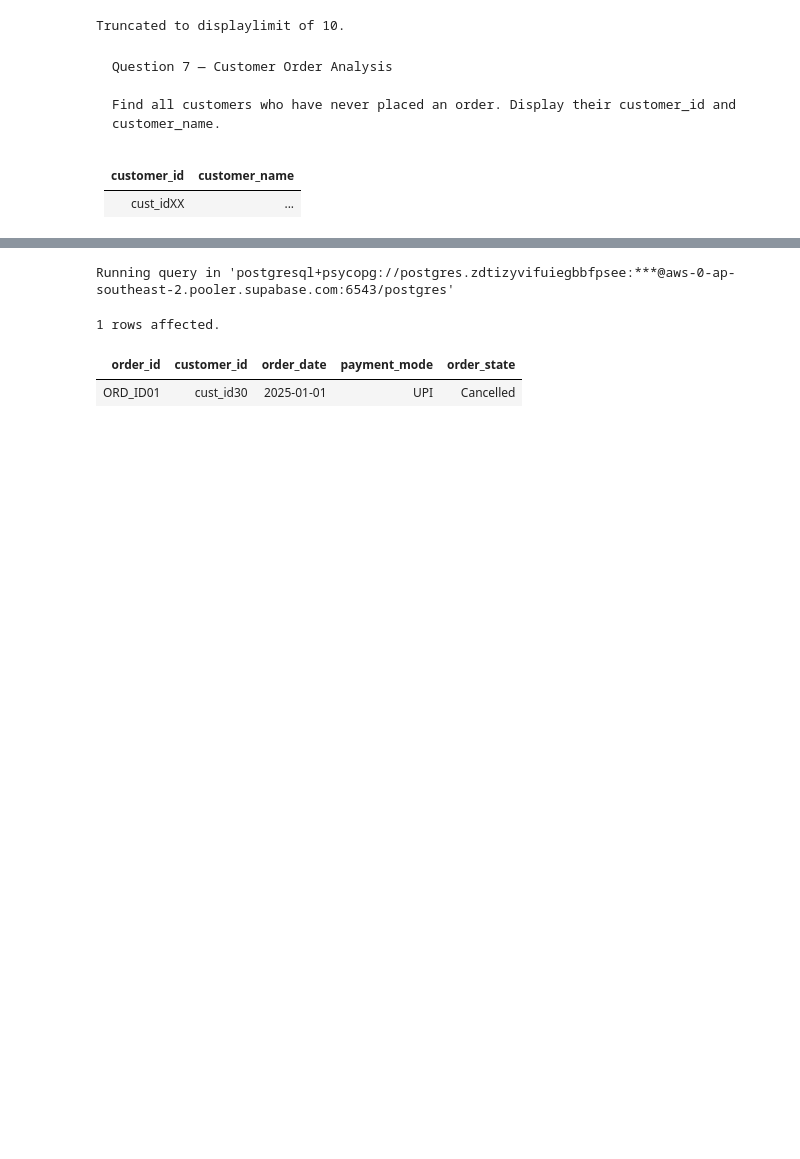
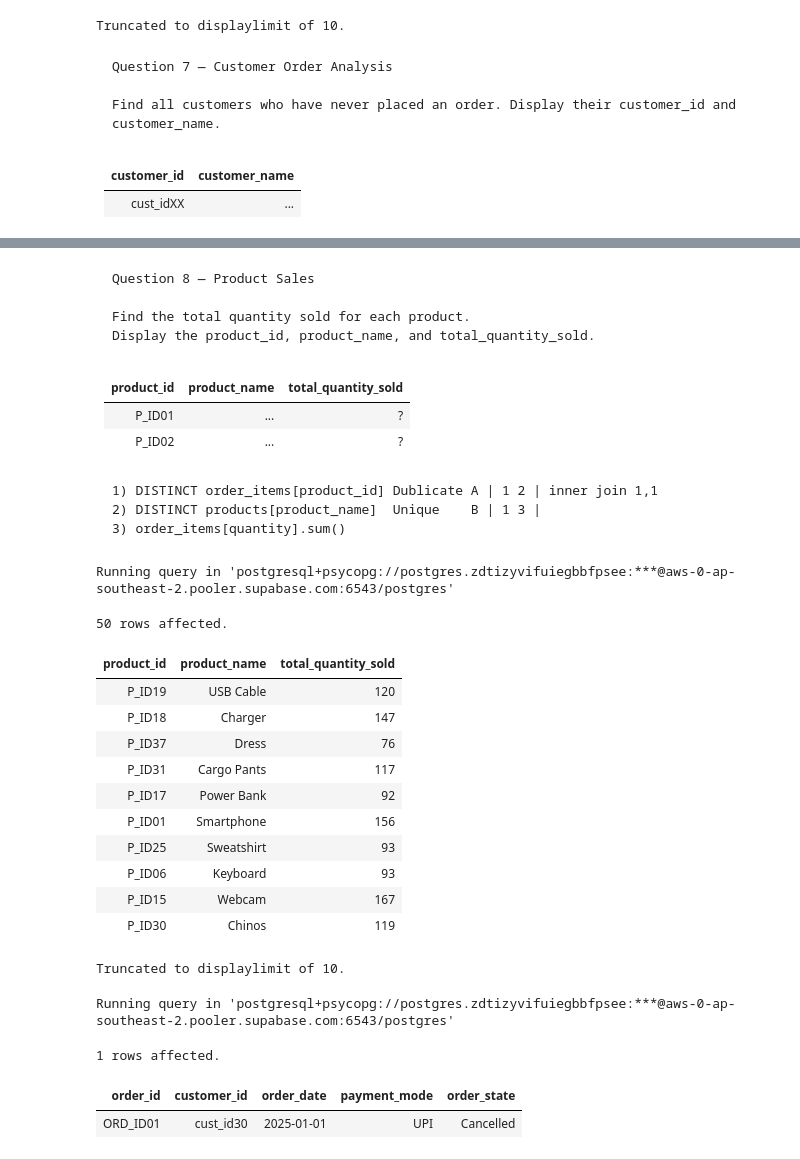
Before and after one commit to umesh-creates/sql_pandas_exercise_and_notes, a Jupyter notebook: retail_analysis exercise/retail_analysis.ipynb, the cells around one changed output, grey strips where cells are left out. Saved outputs shown, nothing was run; the diff lists cells and outputs as text; code cells hidden in the pictures; blank space fills up the shorter version.

```diff
--- a/retail_analysis exercise/retail_analysis.ipynb
+++ b/retail_analysis exercise/retail_analysis.ipynb
@@ -242,3 +255,41 @@ Running query in 'postgresql+psycopg://postgres.zdtizyvifuiegbbfpsee:***@aws-0-a
+# %% [markdown]
+<pre>Question 8 — Product Sales
+
+Find the total quantity sold for each product.
+Display the product_id, product_name, and total_quantity_sold.</pre>
+# %% [markdown]
+product_id | product_name | total_quantity_sold
+-----------|--------------|-------------------
+P_ID01     | ...          | ?
+P_ID02     | ...          | ?
+# %% [markdown]
+<pre>
+1) DISTINCT order_items[product_id] Dublicate A | 1 2 | inner join 1,1
+2) DISTINCT products[product_name]  Unique    B | 1 3 |
+3) order_items[quantity].sum()
+</pre>
+# %%
+%%sql
+SELECT o.product_id, p.product_name, SUM(o.quantity) AS total_quantity_sold
+FROM retail_analysis.products AS p
+INNER JOIN retail_analysis.order_items AS o
+ON o.product_id = p.product_id
+GROUP BY o.product_id, p.product_name;
+# %% [output]
+Running query in 'postgresql+psycopg://postgres.zdtizyvifuiegbbfpsee:***@aws-0-ap-southeast-2.pooler.supabase.com:6543/postgres'
+50 rows affected.
+| product_id | product_name | total_quantity_sold |
+| P_ID19 | USB Cable | 120 |
+| P_ID18 | Charger | 147 |
+| P_ID37 | Dress | 76 |
+| P_ID31 | Cargo Pants | 117 |
+| P_ID17 | Power Bank | 92 |
+| P_ID01 | Smartphone | 156 |
+| P_ID25 | Sweatshirt | 93 |
+| P_ID06 | Keyboard | 93 |
+| P_ID15 | Webcam | 167 |
+| P_ID30 | Chinos | 119 |
+Truncated to displaylimit of 10.
 # %%
 %%sql
 SELECT * FROM retail_analysis.orders LIMIT 1;
```
Also changed, not shown: parts of 5 cells of this notebook.
